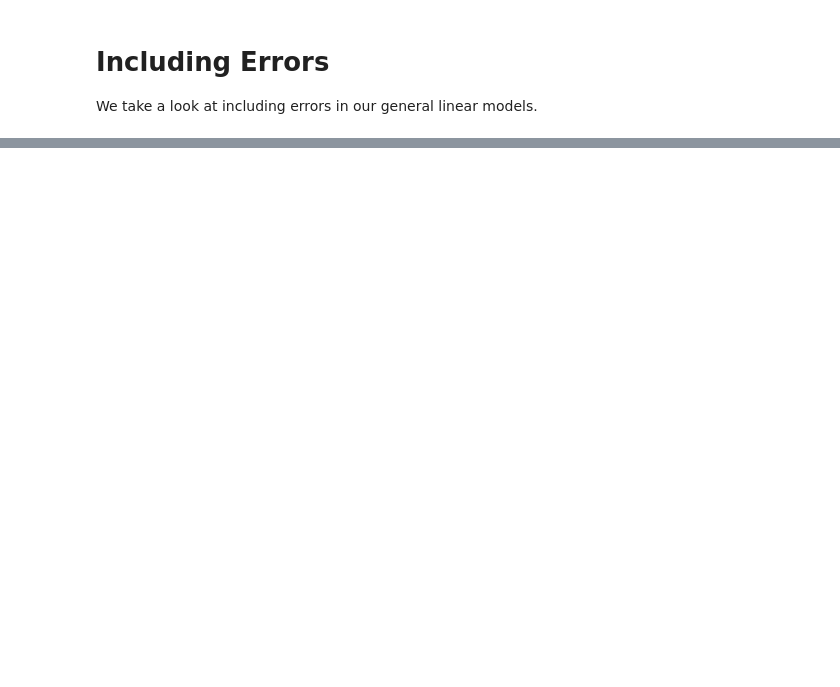
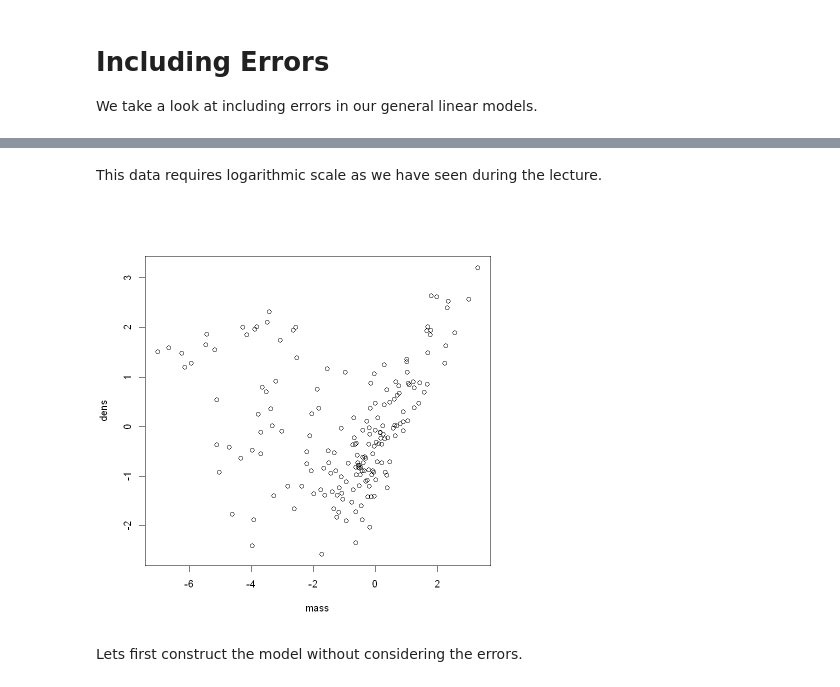
Before and after one commit to TimeTeleporter/advanced_statistics, a Jupyter notebook: exam_prep/measurement_errors.ipynb, the cells around one changed output, grey strips where cells are left out. Saved outputs shown, nothing was run; the diff lists cells and outputs as text; code cells hidden in the pictures; blank space fills up the shorter version.

```diff
--- a/exam_prep/measurement_errors.ipynb
+++ b/exam_prep/measurement_errors.ipynb
@@ -24,0 +55,11 @@ Das folgende Objekt ist maskiert 'package:stats':
+# %% [markdown]
+This data requires logarithmic scale as we have seen during the lecture.
+# %%
+d$dens <- log(exoplanets$pl_dens)
+d$mass <- log(exoplanets$pl_bmassj)
+d <- d[complete.cases(d), ]
+plot(dens ~ mass, data = d)
+# %% [output]
+[figure, added]
+# %% [markdown]
+Lets first construct the model without considering the errors.
```
Also changed, not shown: parts of 38 cells of this notebook, 6 other files.
